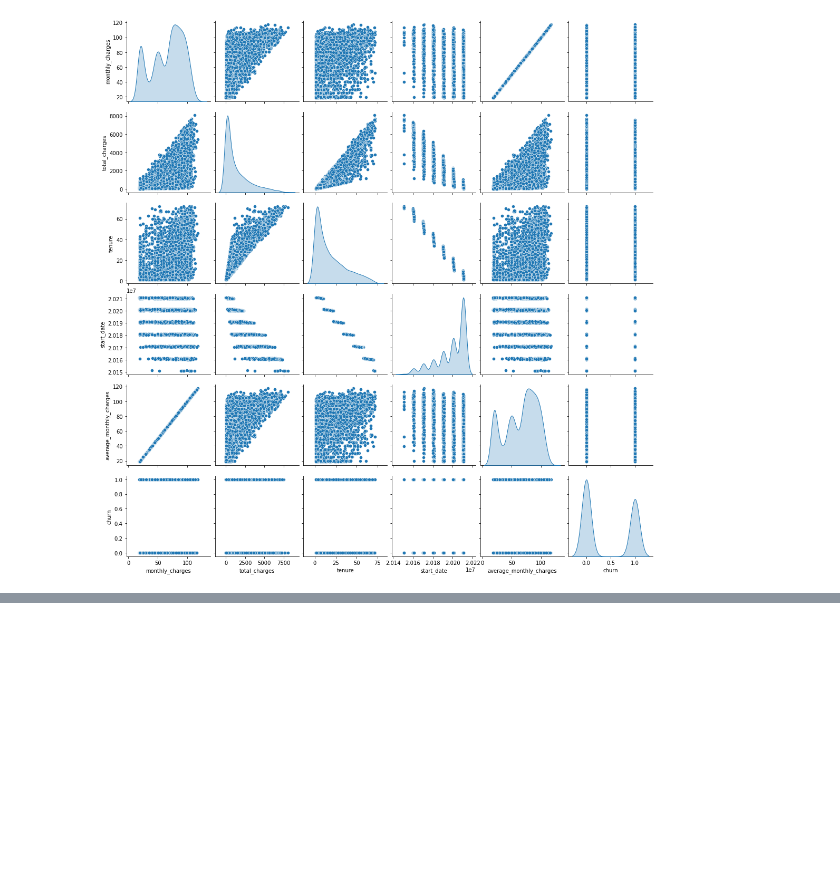
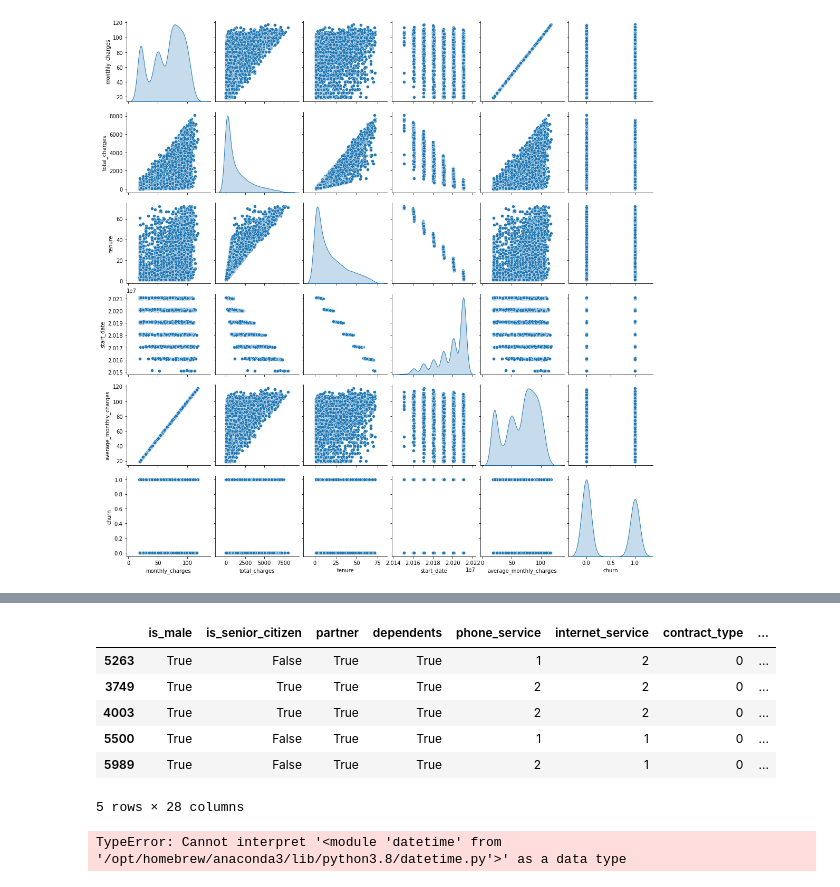
Before and after one commit to Jared-Godar/storytelling, a Jupyter notebook: project/telecom_churn_model.ipynb, the cells around one changed output, grey strips where cells are left out. Drawn from its saved outputs; the diff is of its cells as text; code cells hidden in the pictures; blank space fills up the shorter version.

Commit message:
Working in SciPi churn

```diff
--- a/project/telecom_churn_model.ipynb
+++ b/project/telecom_churn_model.ipynb
@@ -27,7 +27,7 @@ from pylab import rcParams
 
 %matplotlib inline
 # %%
-data = pd.read_csv('only_month_to_month.csv')
+data = pd.read_csv('clean_telco.csv')
 # %%
 data.head()
 # %% [output]
@@ -80,8 +80,8 @@ internet_type_desc              object
 dtype: object
 # %%
 # Convert types
-data['monthly_charges']=data['monthly_charges'].str.replace('$','')
-data['monthly_charges']=data['monthly_charges'].str.replace(',','').astype(float)
+#data['monthly_charges']=data['monthly_charges'].str.replace('$','')
+#data['monthly_charges']=data['monthly_charges'].str.replace(',','').astype(float)
 data['total_charges']=data['total_charges'].str.replace('$','')
 data['total_charges']=data['total_charges'].str.replace(',','').astype(float)
 data['average_monthly_charges']=data['average_monthly_charges'].str.replace('$','')
@@ -196,7 +198,7 @@ data.churn.head()
 16    0
 Name: churn, dtype: object
 # %%
-data.churn=data.churn.astype(int)
+data.churn=data.churn.astype(bool)
 # %%
 data.churn.head()
 # %% [output]
@@ -448,0 +519,10 @@ plt.show()
+# %%
+X_train.head()
+# %% [output]
+|  | is_male | is_senior_citizen | partner | dependents | phone_service | internet_service | contract_type | ... |
+| 5263 | True | False | True | True | 1 | 2 | 0 | ... |
+| 3749 | True | True | True | True | 2 | 2 | 0 | ... |
+| 4003 | True | True | True | True | 2 | 2 | 0 | ... |
+| 5500 | True | False | True | True | 1 | 1 | 0 | ... |
+| 5989 | True | False | True | True | 2 | 1 | 0 | ... |
+5 rows × 28 columns
@@ -448,0 +531,4 @@ plt.show()
+# %%
+X_train.start_date=X_train.start_date.astype(datetime)
+# %% [output]
+TypeError: Cannot interpret '<module 'datetime' from '/opt/homebrew/anaconda3/lib/python3.8/datetime.py'>' as a data type
```
Also changed, not shown: parts of 18 cells of this notebook, 1 other file.
